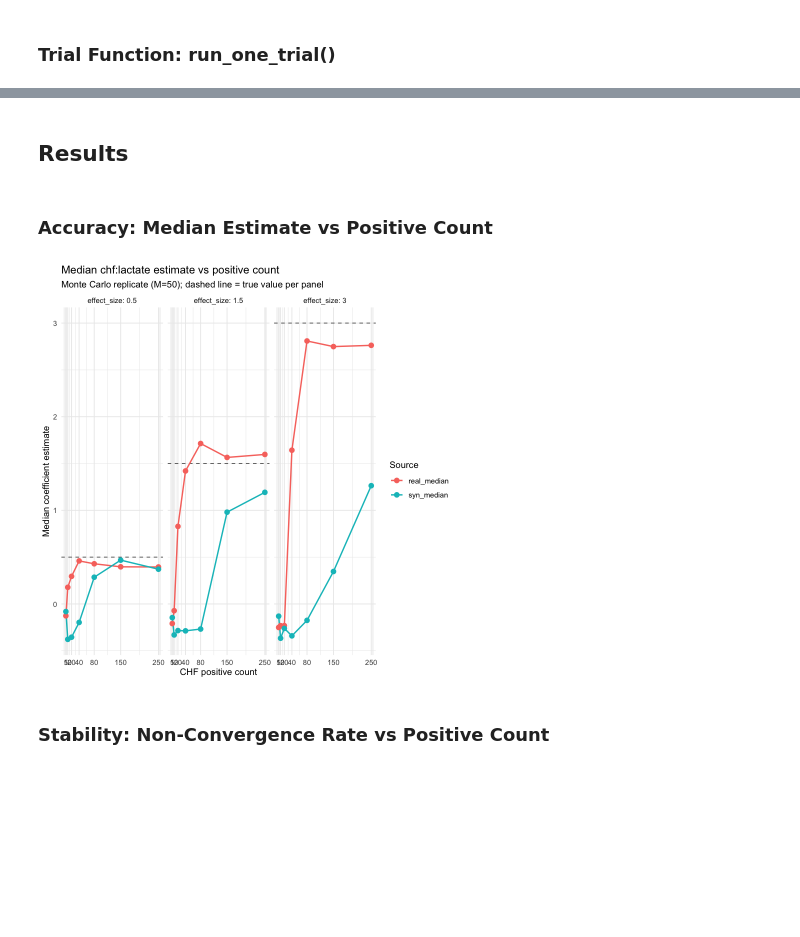
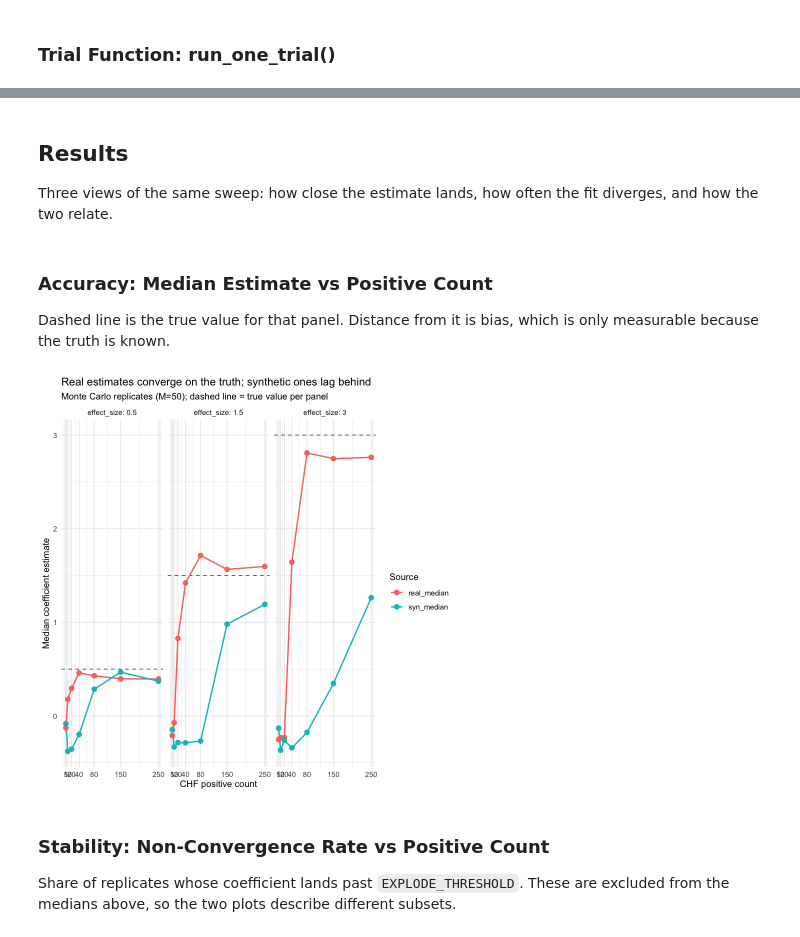
Before and after one commit to ShengPeiWilliam/mimic-synthetic-fidelity, a Jupyter notebook: code/synthetic-fidelity-analysis.ipynb, the cells around one changed output, grey strips where cells are left out. Saved outputs shown, nothing was run; the diff lists cells and outputs as text; code cells hidden in the pictures; blank space fills up the shorter version.

```diff
--- a/code/synthetic-fidelity-analysis.ipynb
+++ b/code/synthetic-fidelity-analysis.ipynb
@@ -147,31 +180,40 @@ print(summary_df, n = Inf)
 # ℹ 2 more variables: real_error_median <dbl>, syn_error_median <dbl>
 # %% [markdown]
 ## Results
+
+Three views of the same sweep: how close the estimate lands, how often the fit
+diverges, and how the two relate.
 # %% [markdown]
 ### Accuracy: Median Estimate vs Positive Count
+
+Dashed line is the true value for that panel. Distance from it is bias, which is
+only measurable because the truth is known.
 # %%
 median_long <- summary_df %>%
   select(effect_size, count, real_median, syn_median) %>%
   pivot_longer(c(real_median, syn_median), names_to = "source", values_to = "coef")
 
 hline_df <- data.frame(effect_size = EFFECT_SIZES, true = EFFECT_SIZES)
 
 ggplot(median_long, aes(count, coef, color = source)) +
   geom_hline(data = hline_df, aes(yintercept = true),
              linetype = "dashed", color = "grey40") +
   geom_line(linewidth = 0.8) +
   geom_point(size = 2.5) +
   facet_wrap(~ effect_size, labeller = label_both) +
   scale_x_continuous(breaks = counts) +
-  labs(title = "Median chf:lactate estimate vs positive count",
-       subtitle = paste0("Monte Carlo replicate (M=", M, "); dashed line = true value per panel"),
+  labs(title = "Real estimates converge on the truth; synthetic ones lag behind",
+       subtitle = paste0("Monte Carlo replicates (M=", M, "); dashed line = true value per panel"),
        x = "CHF positive count", y = "Median coefficient estimate",
        color = "Source") +
   theme_minimal()
 # %% [output]
-[figure, old version]
+[figure, new version]
 # %% [markdown]
 ### Stability: Non-Convergence Rate vs Positive Count
+
+Share of replicates whose coefficient lands past `EXPLODE_THRESHOLD`. These are
+excluded from the medians above, so the two plots describe different subsets.
 # %%
 exploded_long <- summary_df %>%
   select(effect_size, count, real_pct_exploded, syn_pct_exploded) %>%
```
Also changed, not shown: parts of 8 cells of this notebook.
